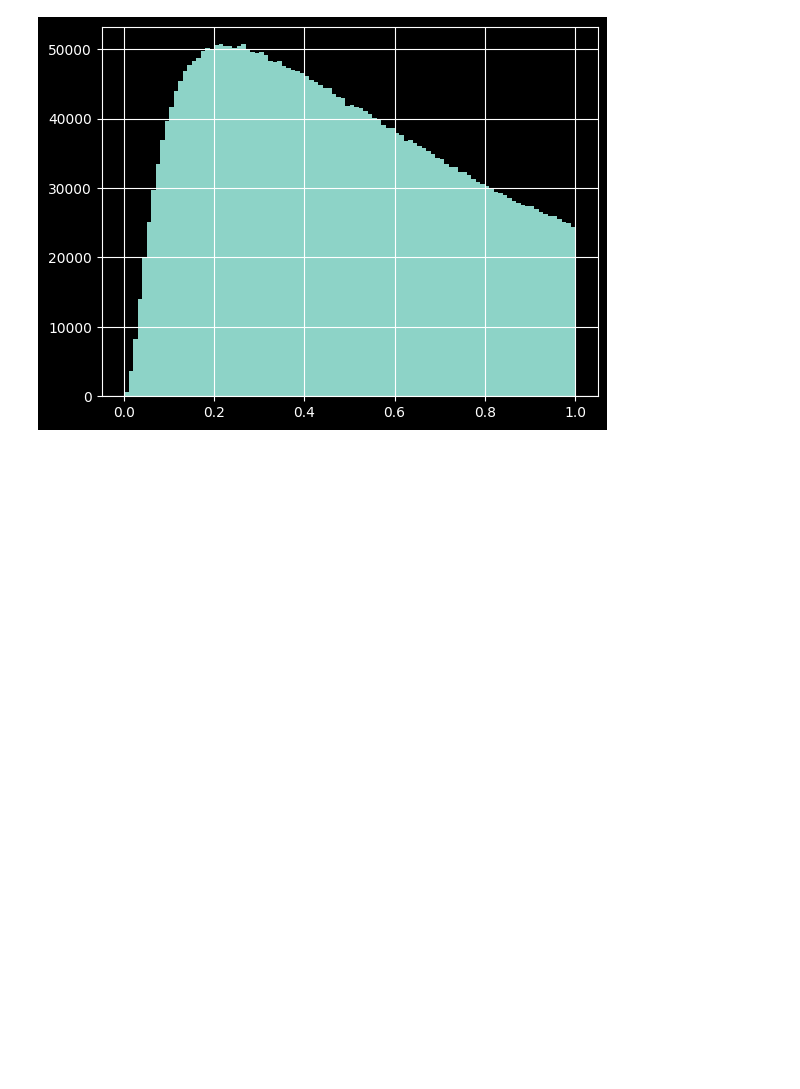
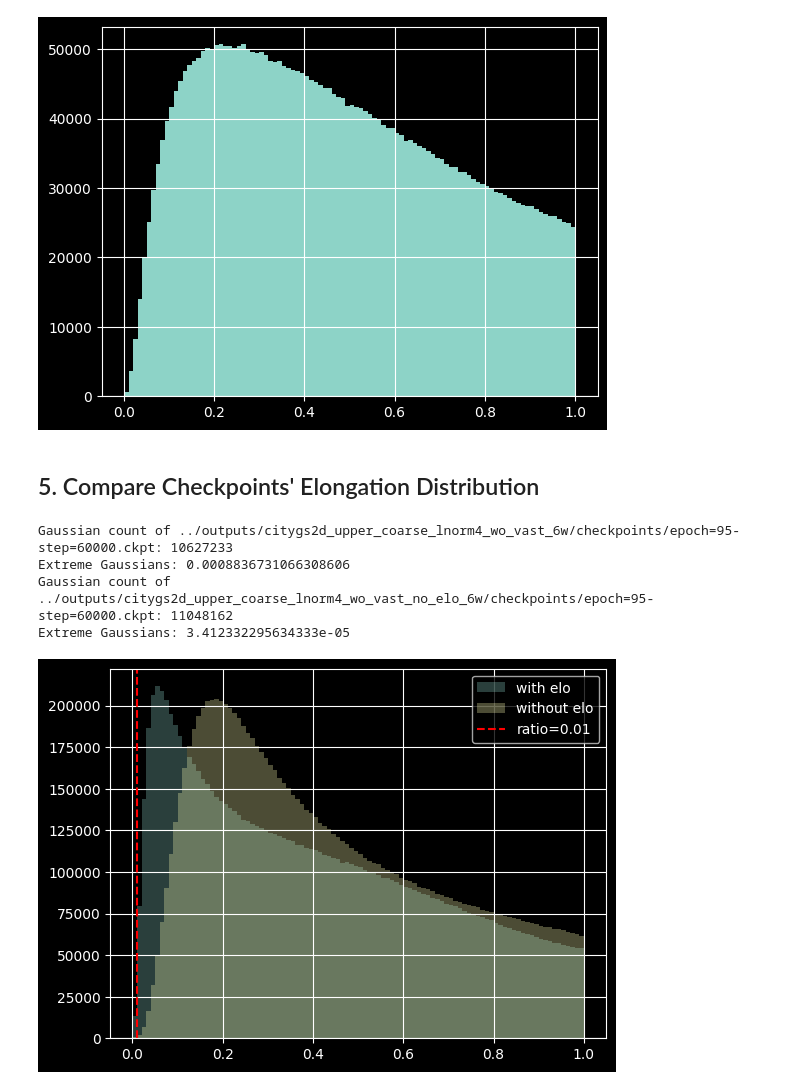
Before and after one commit to DekuLiuTesla/CityGaussian, a Jupyter notebook: notebooks/pcd_analysis.ipynb, the cells around one changed output. Drawn from its saved outputs; the diff is of its cells as text; code cells hidden in the pictures; blank space fills up the shorter version.

```diff
--- a/notebooks/pcd_analysis.ipynb
+++ b/notebooks/pcd_analysis.ipynb
@@ -287,3 +299,53 @@ plt.show()
 Gaussian count of ../data/GauU_Scene/LFLS/LFLS_ds.ply: 3743191
 Max ratio: 1.0, Min ratio: 0.0010196679504588246
 [figure]
+# %% [markdown]
+## 5. Compare Checkpoints' Elongation Distribution
+# %%
+scene='upper'
+epoch=95
+
+ckpt_path_coarse1 = f'../outputs/citygs2d_{scene}_coarse_lnorm4_wo_vast_6w/checkpoints/epoch={epoch}-step=60000.ckpt'
+model_coarse1, renderer1 = GaussianModelLoader.search_and_load(
+    ckpt_path_coarse1,
+    sh_degree=3,
+    device="cuda",
+)
+# if isinstance(renderer1, VanillaTrimRenderer):
+#     model_coarse1._scaling = torch.cat((torch.ones_like(model_coarse1._scaling[:, :1]) * 1e-8, model_coarse1._scaling[:, [-2, -1]]), dim=1)
+
+ckpt_path_coarse2 = f'../outputs/citygs2d_{scene}_coarse_lnorm4_wo_vast_no_elo_6w/checkpoints/epoch={epoch}-step=60000.ckpt'
+model_coarse2, renderer2 = GaussianModelLoader.search_and_load(
+    ckpt_path_coarse2,
+    sh_degree=3,
+    device="cuda",
+)
+# if isinstance(renderer2, VanillaTrimRenderer):
+#     model_coarse2._scaling = torch.cat((torch.ones_like(model_coarse2._scaling[:, :1]) * 1e-8, model_coarse2._scaling[:, [-2, -1]]), dim=1)
+# %%
+scaling1 = model_coarse1.get_scaling
+sorted_scaling1 = scaling1.sort(dim=-1)[0]
+ratio1 = sorted_scaling1[:, 1] / sorted_scaling1[:, 2]
+
+scaling2 = model_coarse2.get_scaling
+sorted_scaling2 = scaling2.sort(dim=-1)[0]
+ratio2 = sorted_scaling2[:, 1] / sorted_scaling2[:, 2]
+
+print("Gaussian count of {}: {}".format(ckpt_path_coarse1, model_coarse1.get_xyz.shape[0]))
+print(f"Extreme Gaussians: {ratio1[ratio1 < 0.01].shape[0] / ratio1.shape[0]}")
+print("Gaussian count of {}: {}".format(ckpt_path_coarse2, model_coarse2.get_xyz.shape[0]))
+print(f"Extreme Gaussians: {ratio2[ratio2 < 0.01].shape[0] / ratio2.shape[0]}")
+plt.figure()
+plt.hist(ratio1.cpu().numpy(), bins=100, label='with elo', alpha=0.3)
+plt.hist(ratio2.cpu().numpy(), bins=100, label='without elo', alpha=0.3)
+# plot ratio=0.01
+plt.axvline(x=0.01, color='r', linestyle='--', label='ratio=0.01')
+plt.legend()
+plt.grid()
+plt.show()
+# %% [output]
+Gaussian count of ../outputs/citygs2d_upper_coarse_lnorm4_wo_vast_6w/checkpoints/epoch=95-step=60000.ckpt: 10627233
+Extreme Gaussians: 0.0008836731066308606
+Gaussian count of ../outputs/citygs2d_upper_coarse_lnorm4_wo_vast_no_elo_6w/checkpoints/epoch=95-step=60000.ckpt: 11048162
+Extreme Gaussians: 3.412332295634333e-05
+[figure, added]
```
Also changed, not shown: parts of 4 cells of this notebook, 16 other files.
